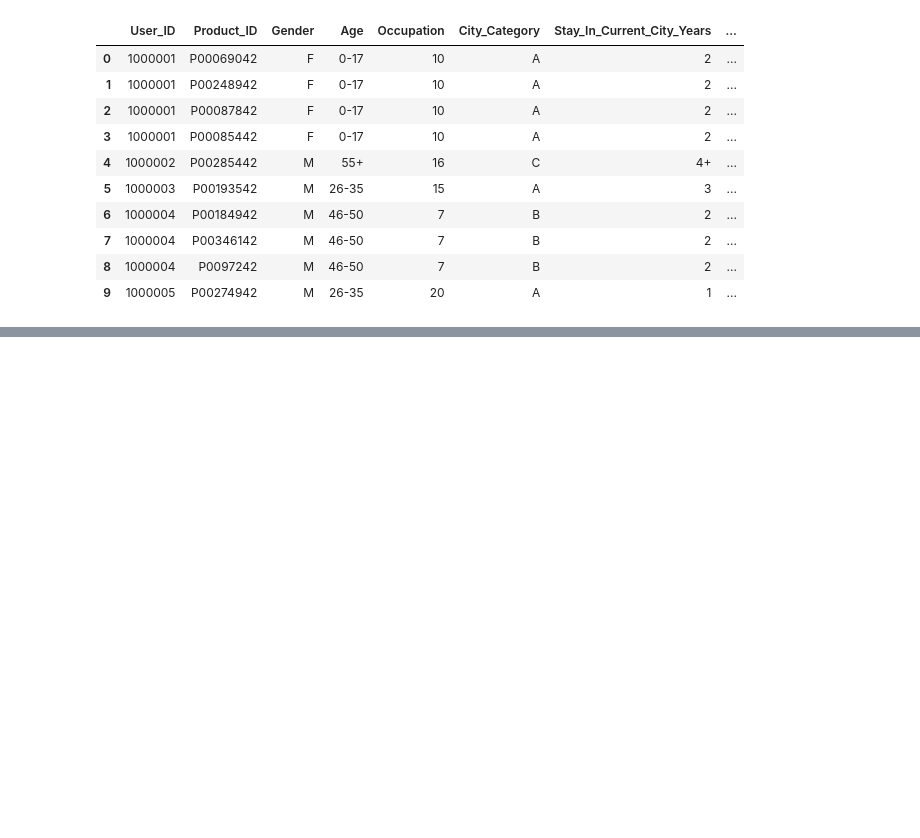
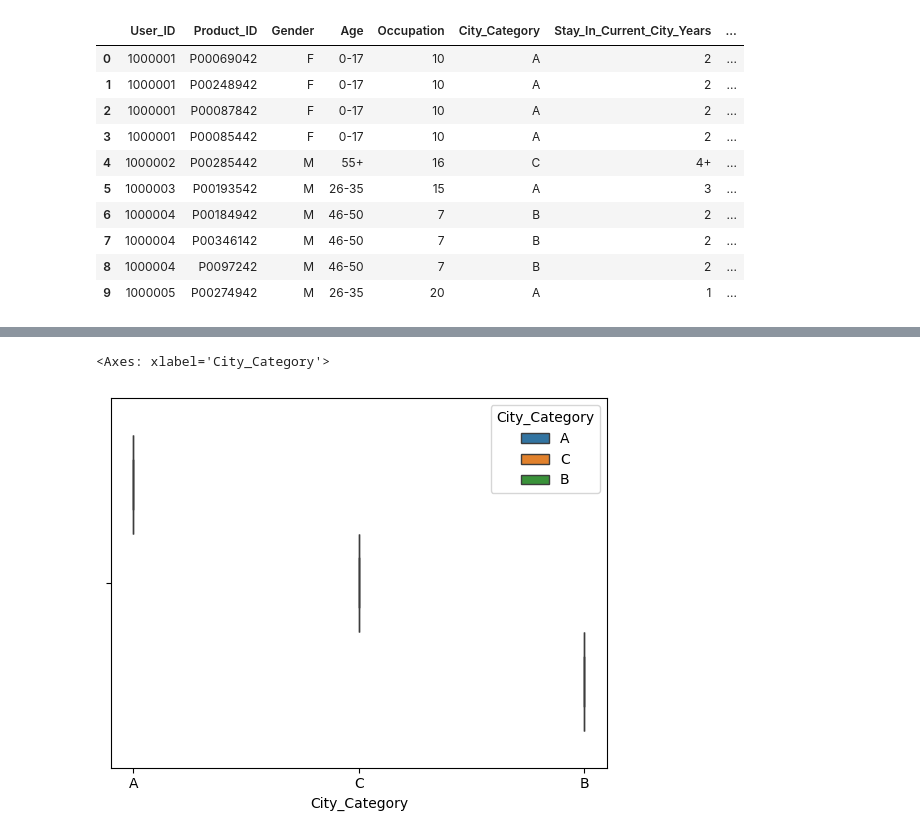
Before and after one commit to Akshay-Patel07/Data-Analysis, a Jupyter notebook: WALMART_CASE_STUDY.ipynb, the cells around one changed output, grey strips where cells are left out. Drawn from its saved outputs; the diff is of its cells as text; code cells hidden in the pictures; blank space fills up the shorter version.

```diff
--- a/WALMART_CASE_STUDY.ipynb
+++ b/WALMART_CASE_STUDY.ipynb
@@ -232,0 +262,5 @@ df.head(10)
+# %%
+sns.boxplot(data=df,x="City_Category",hue='City_Category')
+# %% [output]
+<Axes: xlabel='City_Category'>
+[figure, added]
```
Also changed, not shown: parts of 83 cells of this notebook.
